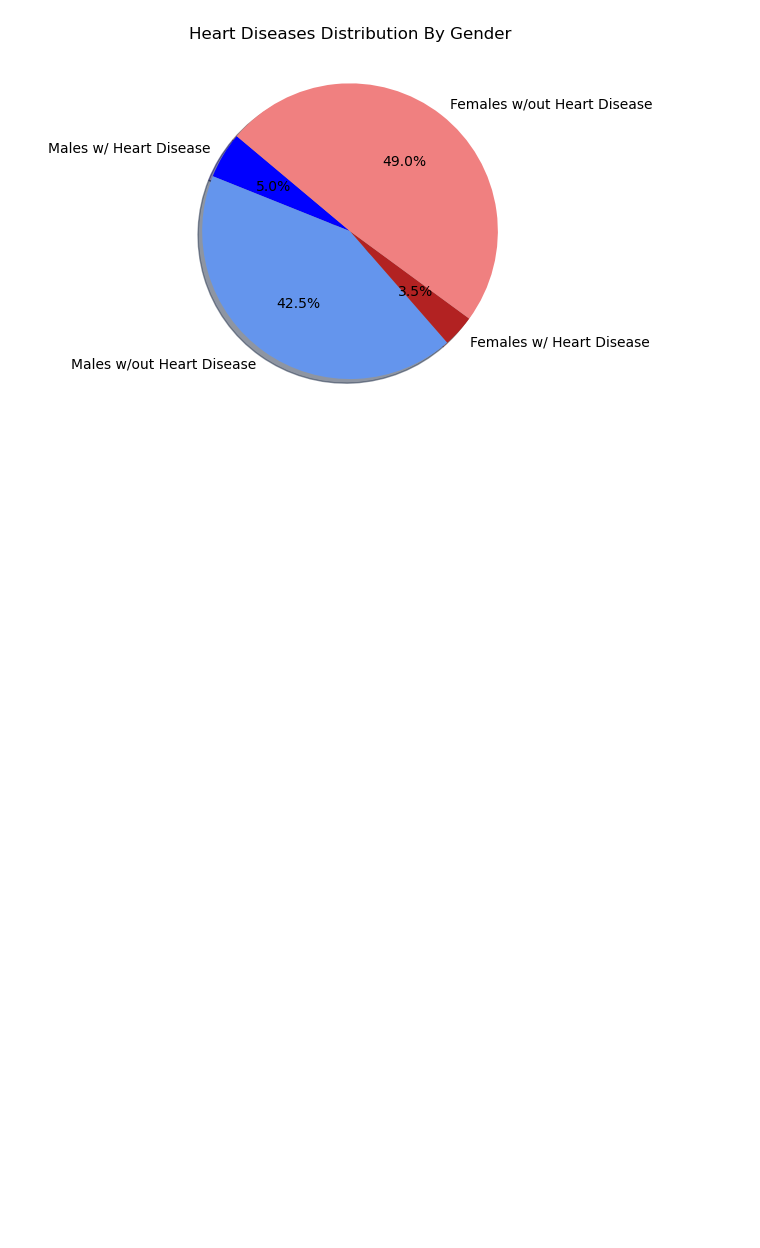
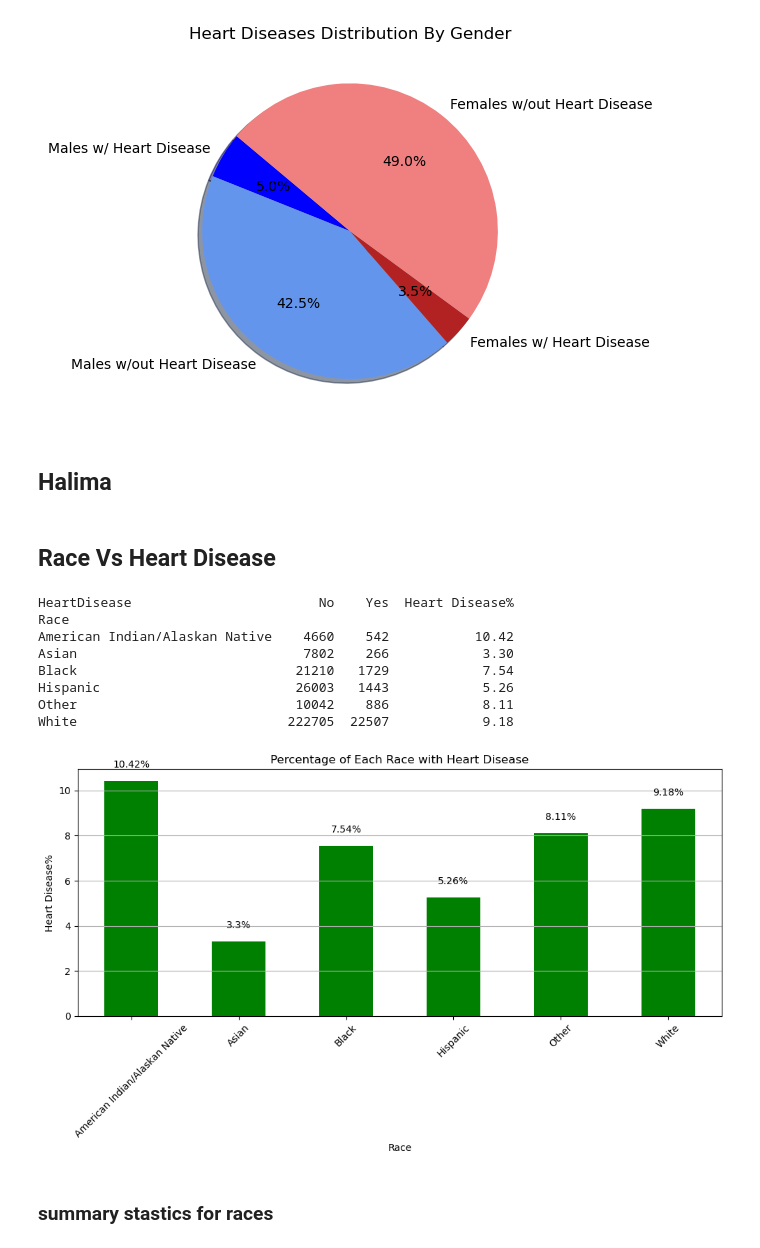
Before and after one commit to JaskiratSingh95/Project1_backup, a Jupyter notebook: Heart_disease_backup.ipynb, the cells around one changed output. Saved outputs shown, nothing was run; the diff lists cells and outputs as text; code cells hidden in the pictures; blank space fills up the shorter version.

Commit message:
answer questions about Race, PhysicalHealth and General Health

```diff
--- a/Heart_disease_backup.ipynb
+++ b/Heart_disease_backup.ipynb
@@ -108,0 +107,44 @@ plt.show()
+# %% [markdown]
+## Halima
+# %% [markdown]
+## Race Vs Heart Disease
+# %%
+race_counts = data.groupby('Race').size()
+
+# Group by Race and Heart Disease
+race_vs_heart = data.groupby(['Race', 'HeartDisease']).size().unstack(fill_value=0)
+
+# Calculate percentage of individuals with heart disease for each race group
+race_vs_heart['Heart Disease%'] = round((race_vs_heart['Yes'] / race_counts) * 100, 2)
+print(race_vs_heart)
+# Save DataFrame to CSV
+race_vs_heart.to_csv("output/Race_vs_HeartDisease.csv")
+
+plt.figure(figsize=(10, 6))
+ax = race_vs_heart['Heart Disease%'].plot(kind='bar', color='Green')
+
+plt.xlabel('Race')
+plt.ylabel('Heart Disease%')
+plt.title('Percentage of Each Race with Heart Disease')
+plt.xticks(rotation=45)
+plt.grid(axis='y')
+
+for bar in ax.patches:
+    height = bar.get_height()
+    ax.text(bar.get_x() + bar.get_width() / 2, height + 0.5, f"{height}%", ha='center', va='bottom')
+
+plt.tight_layout()
+plt.savefig("output/Race_vs_HeartDisease1.png")
+plt.show()
+# %% [output]
+HeartDisease                        No    Yes  Heart Disease%
+Race
+American Indian/Alaskan Native    4660    542           10.42
+Asian                             7802    266            3.30
+Black                            21210   1729            7.54
+Hispanic                         26003   1443            5.26
+Other                            10042    886            8.11
+White                           222705  22507            9.18
+[figure, added]
+# %% [markdown]
+### summary stastics for races
```
Also changed, not shown: parts of 12 cells of this notebook, 6 other files.
